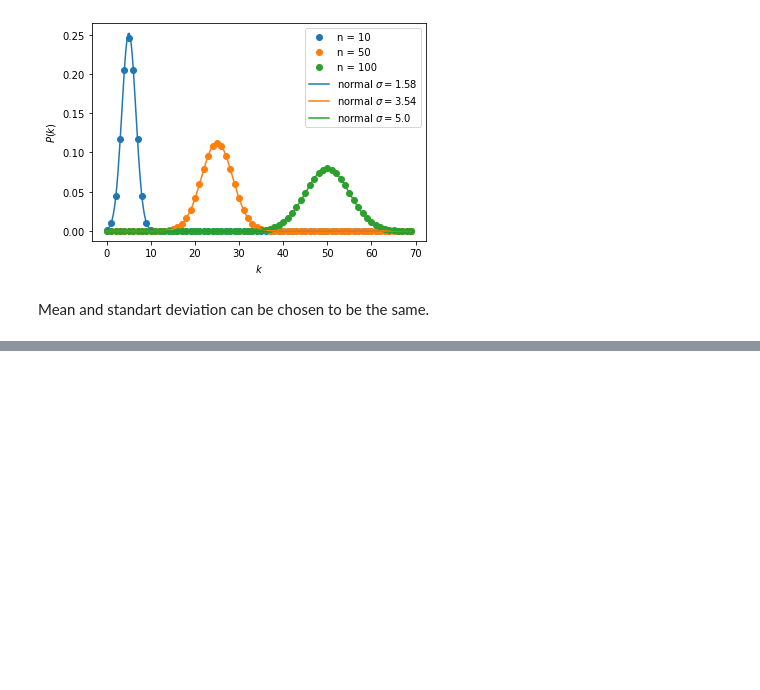
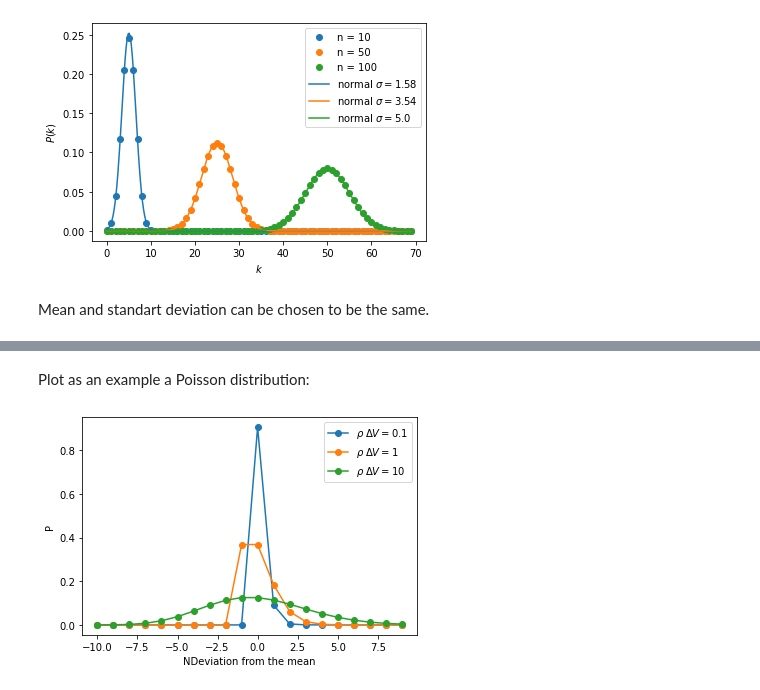
Before and after one commit to leoole100/Computerphysik2, a Jupyter notebook: blatt02/sheet02.ipynb, the cells around one changed output, grey strips where cells are left out. Saved outputs shown, nothing was run; the diff lists cells and outputs as text; code cells hidden in the pictures; blank space fills up the shorter version.

```diff
--- a/blatt02/1.ipynb
+++ b/blatt02/sheet02.ipynb
@@ -110,0 +199,19 @@ Mean and standart deviation can be chosen to be the same.
+# %% [markdown]
+Plot as an example a Poisson distribution:
+# %%
+# plot the poisson distribution for different values of lambda
+
+lam = [0.1, 1, 10]
+x = np.arange(-10, 10)
+
+for i in lam:
+    plt.plot(x, stats.poisson.pmf(x+stats.poisson.median(i), i), "o-",
+        label=f'$\\rho\\;\\Delta V = {i}$'
+    )
+
+plt.xlabel('NDeviation from the mean')
+plt.ylabel('P')
+plt.legend()
+plt.show()
+# %% [output]
+[figure, added]
```
Also changed, not shown: parts of 20 cells of this notebook, 1 other file.
